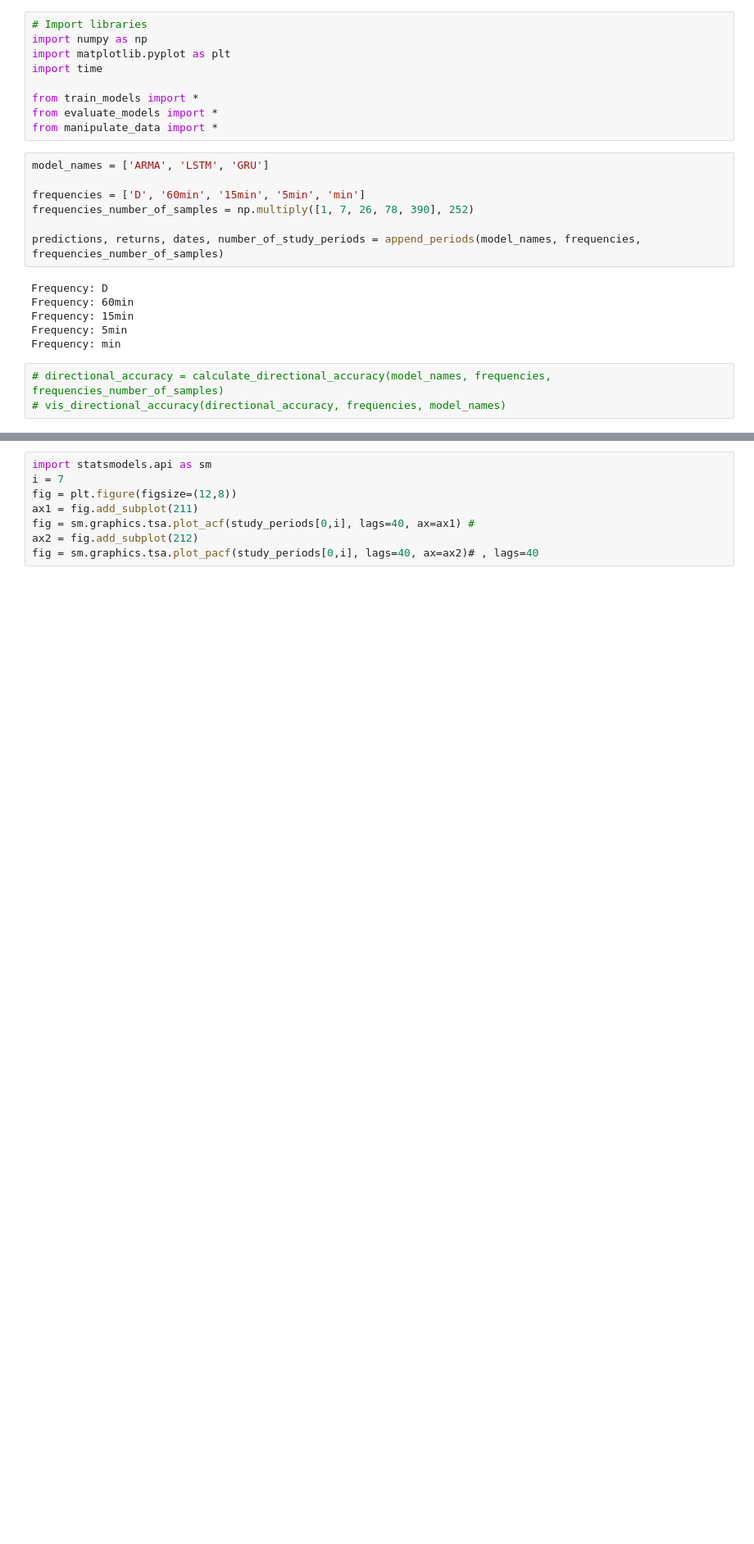
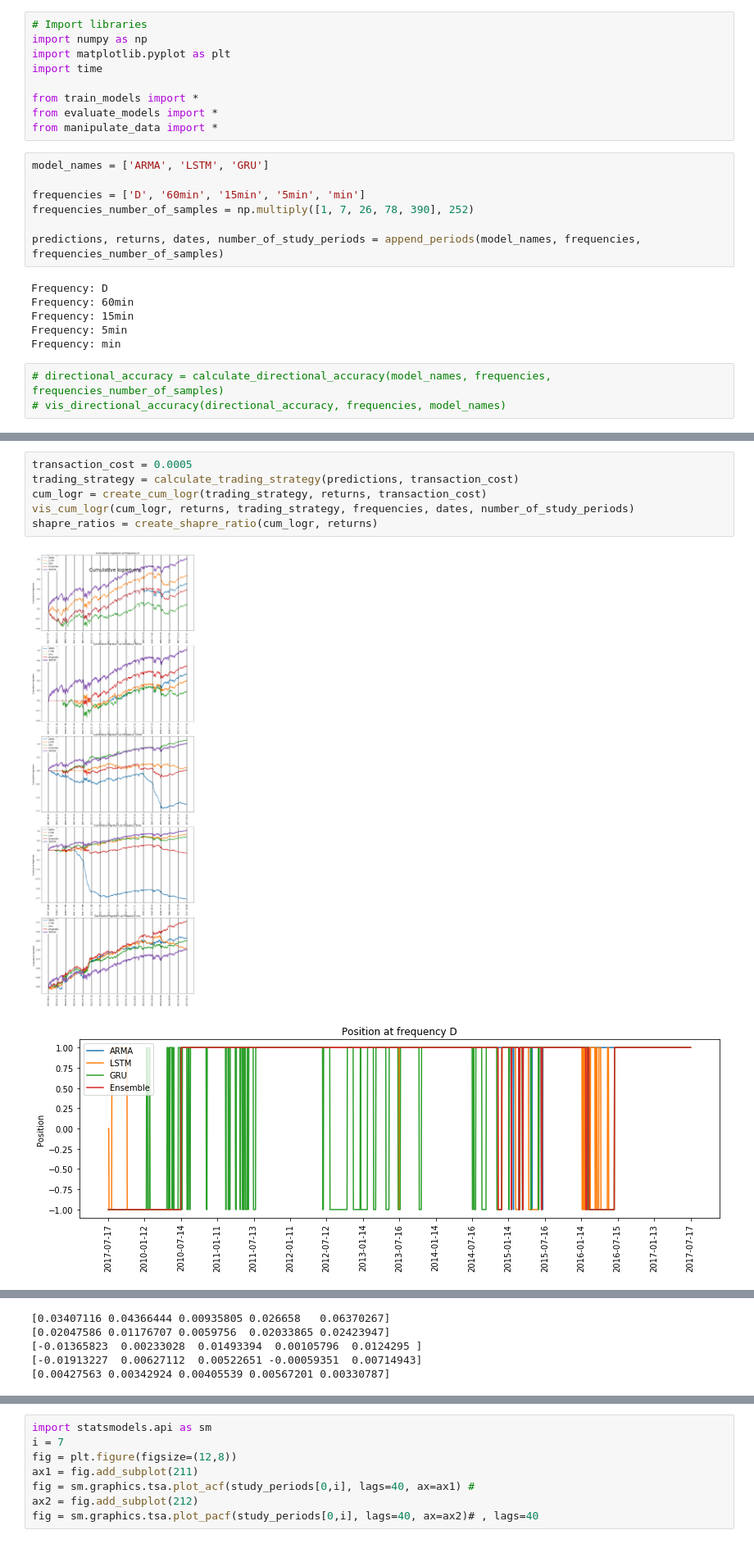
Before and after one commit to tillaczel/LSTM-GRU-RF-predicting-SP500, a Jupyter notebook: evaluate.ipynb, the cells around one changed output, grey strips where cells are left out. Shown at 82% size. Cells and saved outputs as stored; diff of their text form; blank space fills up the shorter version.

Commit message:
Edit cum logreturn graph

```diff
--- a/evaluate.ipynb
+++ b/evaluate.ipynb
@@ -45,3 +41,12 @@ shapre_ratios = create_shapre_ratio(cum_logr, returns)
 [-0.00160266  0.01155716  0.00401451  0.00709408  0.0124295 ]
 [-0.00241814  0.01885569  0.01658209  0.00859844  0.00714943]
 [0.04596168 0.03904583 0.03821339 0.04423485 0.00330787]
+# %%
+transaction_cost = 0.0005
+trading_strategy = calculate_trading_strategy(predictions, transaction_cost)
+cum_logr = create_cum_logr(trading_strategy, returns, transaction_cost)
+vis_cum_logr(cum_logr, returns, trading_strategy, frequencies, dates, number_of_study_periods)
+shapre_ratios = create_shapre_ratio(cum_logr, returns)
+# %% [output]
+[figure, added]
+[figure, added]
@@ -48,3 +57,8 @@ shapre_ratios = create_shapre_ratio(cum_logr, returns)
+[0.03407116 0.04366444 0.00935805 0.026658   0.06370267]
+[0.02047586 0.01176707 0.0059756  0.02033865 0.02423947]
+[-0.01365823  0.00233028  0.01493394  0.00105796  0.0124295 ]
+[-0.01913227  0.00627112  0.00522651 -0.00059351  0.00714943]
+[0.00427563 0.00342924 0.00405539 0.00567201 0.00330787]
 # %%
 transaction_cost = 0.0001
 trading_strategy = calculate_trading_strategy(predictions, transaction_cost)
```
Also changed, not shown: parts of 7 cells of this notebook, 1 other file.
